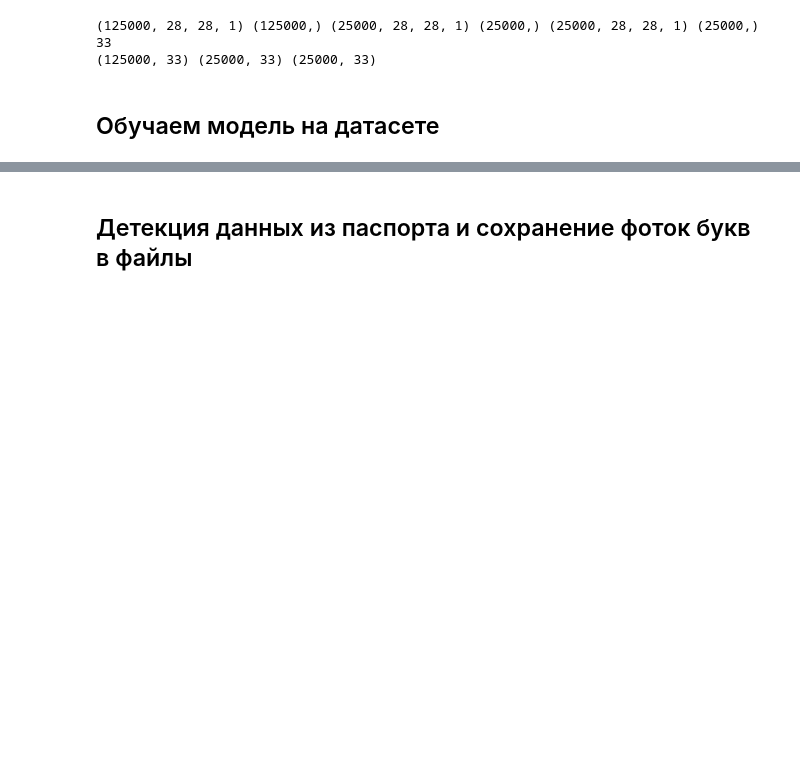
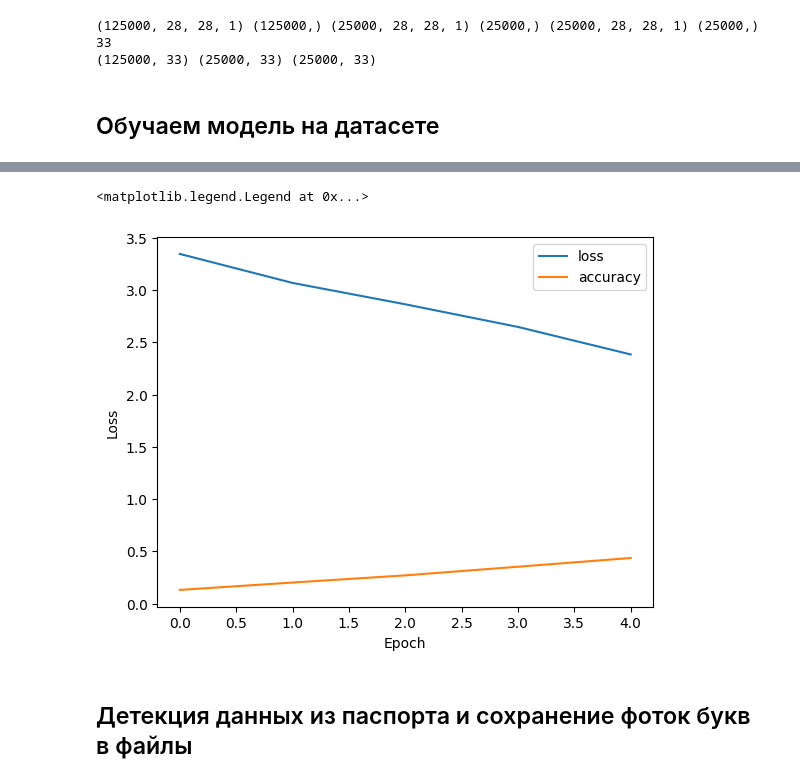
Before and after one commit to Eugene-Fed/test_for_MindSet, a Jupyter notebook: task_3.ipynb, the cells around one changed output, grey strips where cells are left out. Cells and saved outputs as stored; diff of their text form; code cells hidden in the pictures; blank space fills up the shorter version.

```diff
--- a/task_3.ipynb
+++ b/task_3.ipynb
@@ -571,7 +572,7 @@ datagen = ImageDataGenerator(
 ## Обучаем модель на датасете
 # %%
 BATCH = 64
-EPOCH = 1     # TODO - прописать функционал авто выхода из обучения, если качество не улучшается на протяжении 10 эпох
+EPOCH = 5     # TODO - прописать функционал авто выхода из обучения, если качество не улучшается на протяжении 10 эпох
 DT_PATTERN = ("%Y.%m.%d %H:%M:%S")   # шаблон для вывода даты и времени запуска и завершения обучения модели
 
 
@@ -616,7 +617,7 @@ model.fit(datagen.flow(X_train, y_train_cat, batch_size=BATCH),
 """
 
 # ТУТ ОТЛИЧНАЯ СКОРОСТЬ ОБУЧЕНИЯ ПРИ ИСПОЛЬЗОВАНИИ 2-Х АУГМЕНТИРУЮЩИХ СЛОЕВ В МОДЕЛИ
-model.fit(X_train, y_train_cat, validation_data=(X_valid, y_valid_cat),
+history = model.fit(X_train, y_train_cat, validation_data=(X_valid, y_valid_cat),
           callbacks=[learning_rate_reduction], batch_size=BATCH, epochs=EPOCH)
 
 print("====== Start Model.evaluate() ======")
@@ -638,5 +639,11 @@ Accuracy: {round(accuracy, 5)}"""
 print(time_log)
 with open(f'{os.path.join(MODELS_DIR, model_name)}.txt', 'w') as f:
     f.write(time_log)
+
+plt.xlabel('Epoch')
+plt.ylabel('Loss / Accuracy')
+plt.plot(history.history['loss'], label="loss")
+plt.plot(history.history['accuracy'], label="accuracy")
+plt.legend()
 # %% [output]
 ====== Start Model.fit() ======
@@ -652,3 +668,5 @@ Accuracy: 0.25084
+<matplotlib.legend.Legend at 0x...>
+[figure, added]
 # %% [markdown]
 ## Детекция данных из паспорта и сохранение фоток букв в файлы
 # %%
```
Also changed, not shown: parts of 5 cells of this notebook, 2 other files.
